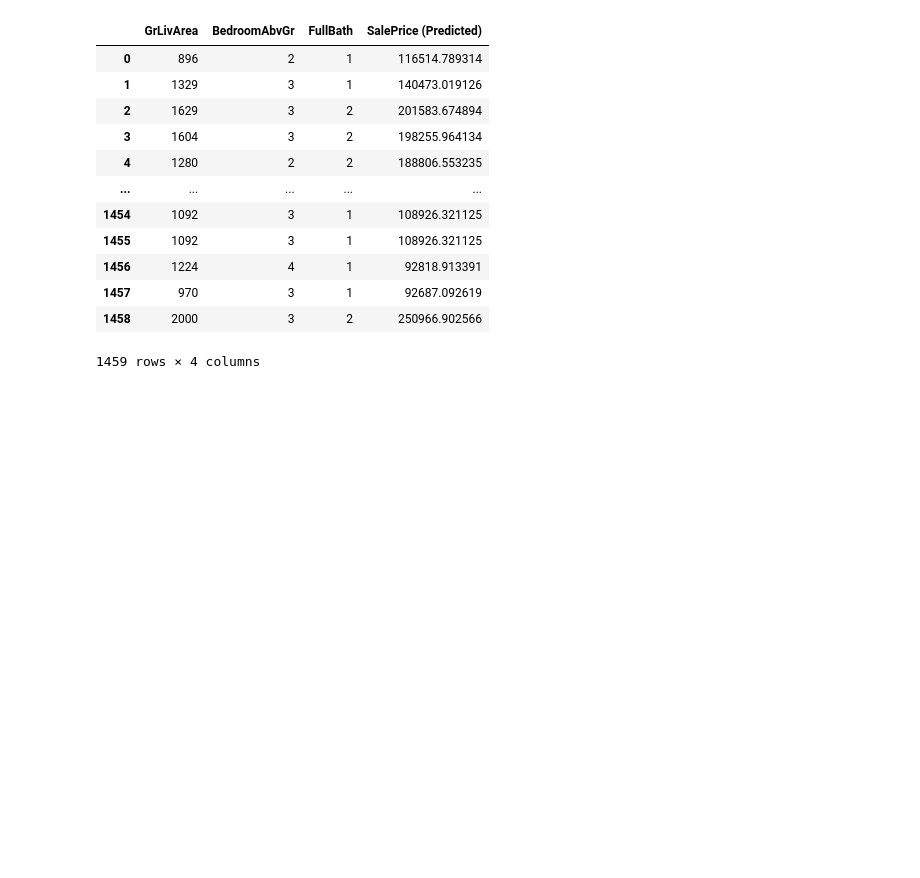
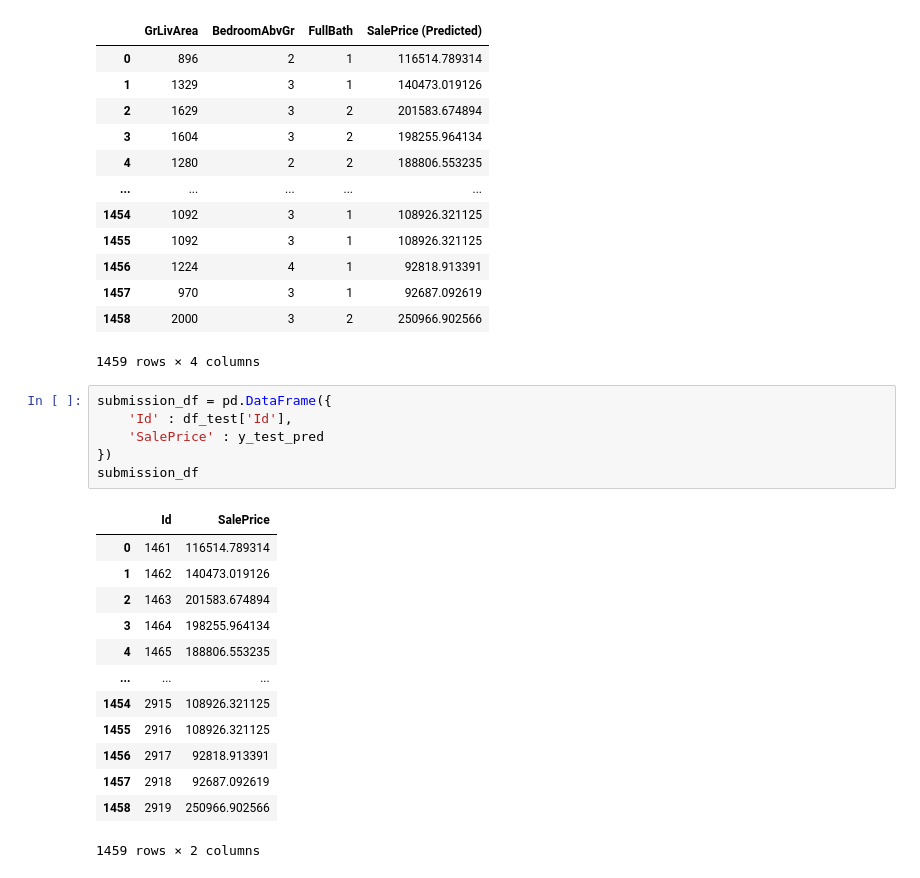
Before and after one commit to Ashitha-2002/CODECRAFT_ML_01, a Jupyter notebook: 01_Linear_Regression.ipynb, the cells around one changed output. Cells and saved outputs as stored; diff of their text form; blank space fills up the shorter version.

Commit message:
Added submission.csv

```diff
--- a/01_Linear_Regression.ipynb
+++ b/01_Linear_Regression.ipynb
@@ -262,3 +262,23 @@ df_test_new
 | 1457 | 970 | 3 | 1 | 92687.092619 |
 | 1458 | 2000 | 3 | 2 | 250966.902566 |
 1459 rows × 4 columns
+# %%
+submission_df = pd.DataFrame({
+    'Id' : df_test['Id'],
+    'SalePrice' : y_test_pred
+})
+submission_df
+# %% [output]
+|  | Id | SalePrice |
+| 0 | 1461 | 116514.789314 |
+| 1 | 1462 | 140473.019126 |
+| 2 | 1463 | 201583.674894 |
+| 3 | 1464 | 198255.964134 |
+| 4 | 1465 | 188806.553235 |
+| ... | ... | ... |
+| 1454 | 2915 | 108926.321125 |
+| 1455 | 2916 | 108926.321125 |
+| 1456 | 2917 | 92818.913391 |
+| 1457 | 2918 | 92687.092619 |
+| 1458 | 2919 | 250966.902566 |
+1459 rows × 2 columns
```
Also changed, not shown: 1 other file.
